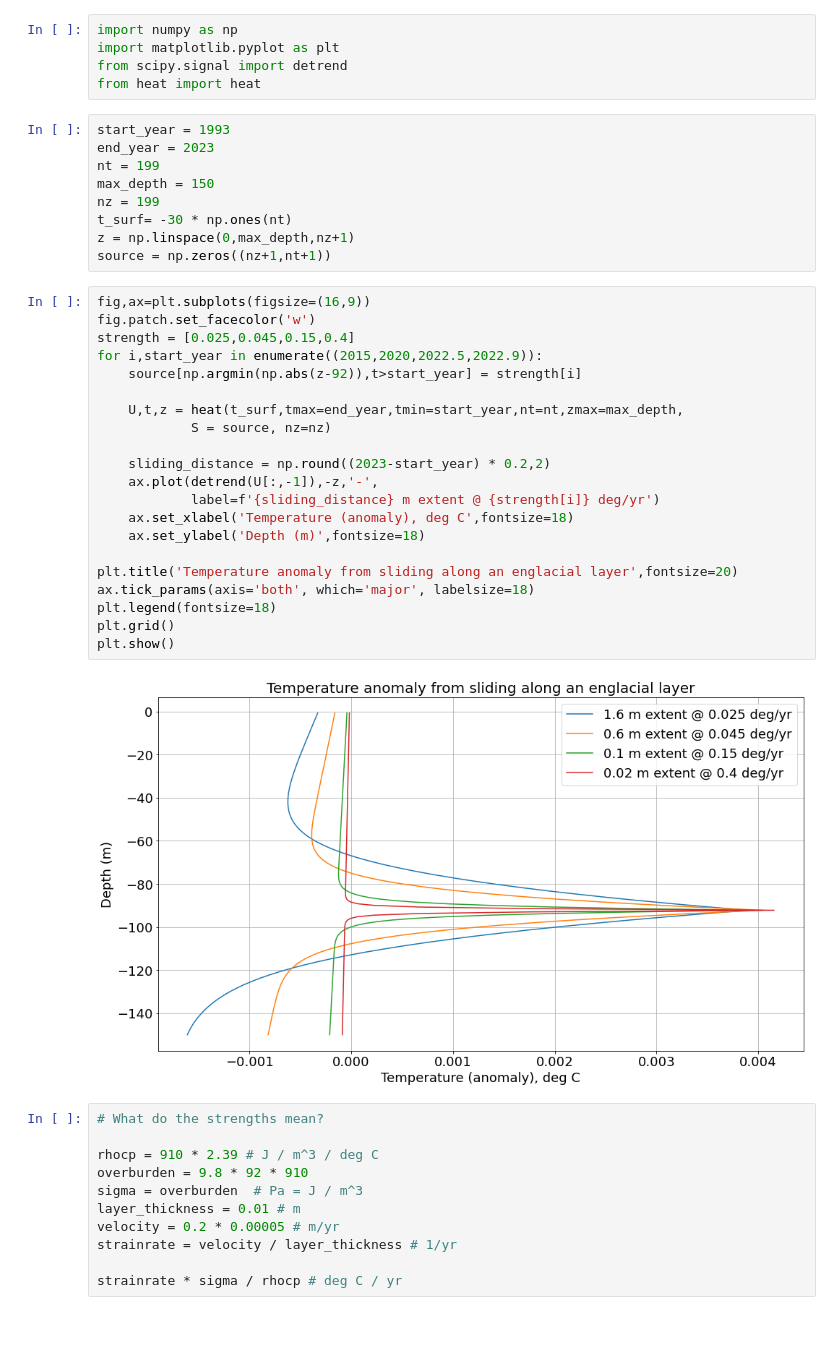
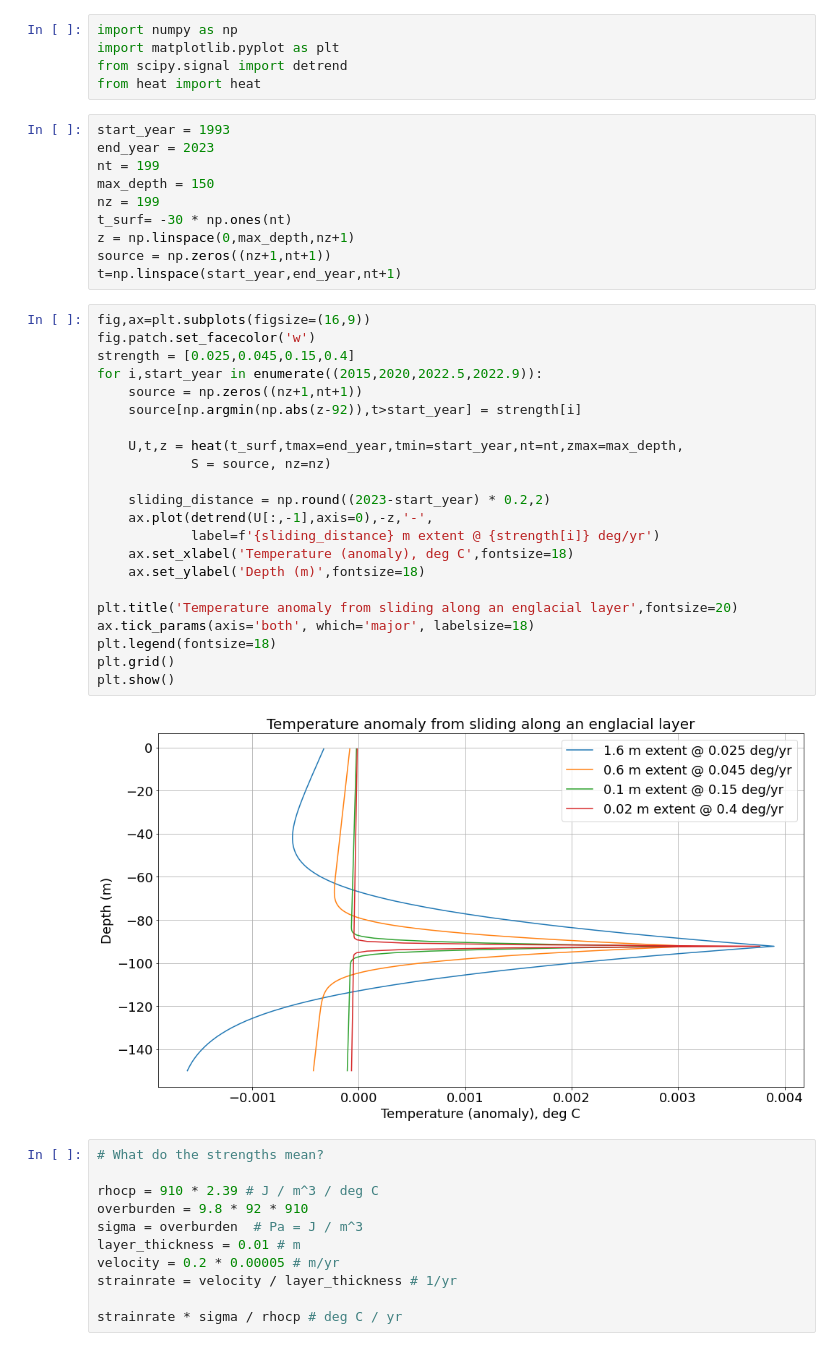
Before and after one commit to bradlipovsky/heat, a Jupyter notebook: bump-model.ipynb, the cells around one changed output. Saved outputs shown, nothing was run; the diff lists cells and outputs as text.

```diff
--- a/bump-model.ipynb
+++ b/bump-model.ipynb
@@ -12,29 +12,31 @@ nz = 199
 t_surf= -30 * np.ones(nt)
 z = np.linspace(0,max_depth,nz+1)
 source = np.zeros((nz+1,nt+1))
+t=np.linspace(start_year,end_year,nt+1)
 # %%
 fig,ax=plt.subplots(figsize=(16,9))
 fig.patch.set_facecolor('w')
 strength = [0.025,0.045,0.15,0.4]
 for i,start_year in enumerate((2015,2020,2022.5,2022.9)):
+    source = np.zeros((nz+1,nt+1))
     source[np.argmin(np.abs(z-92)),t>start_year] = strength[i]
 
     U,t,z = heat(t_surf,tmax=end_year,tmin=start_year,nt=nt,zmax=max_depth,
             S = source, nz=nz)
 
     sliding_distance = np.round((2023-start_year) * 0.2,2)
-    ax.plot(detrend(U[:,-1]),-z,'-',
+    ax.plot(detrend(U[:,-1],axis=0),-z,'-',
             label=f'{sliding_distance} m extent @ {strength[i]} deg/yr')
     ax.set_xlabel('Temperature (anomaly), deg C',fontsize=18)
     ax.set_ylabel('Depth (m)',fontsize=18)
 
 plt.title('Temperature anomaly from sliding along an englacial layer',fontsize=20)
 ax.tick_params(axis='both', which='major', labelsize=18)
 plt.legend(fontsize=18)
 plt.grid()
 plt.show()
 # %% [output]
-[figure, old version]
+[figure, new version]
 # %%
 # What do the strengths mean?
 
```
Also changed, not shown: parts of 1 cell of this notebook.
